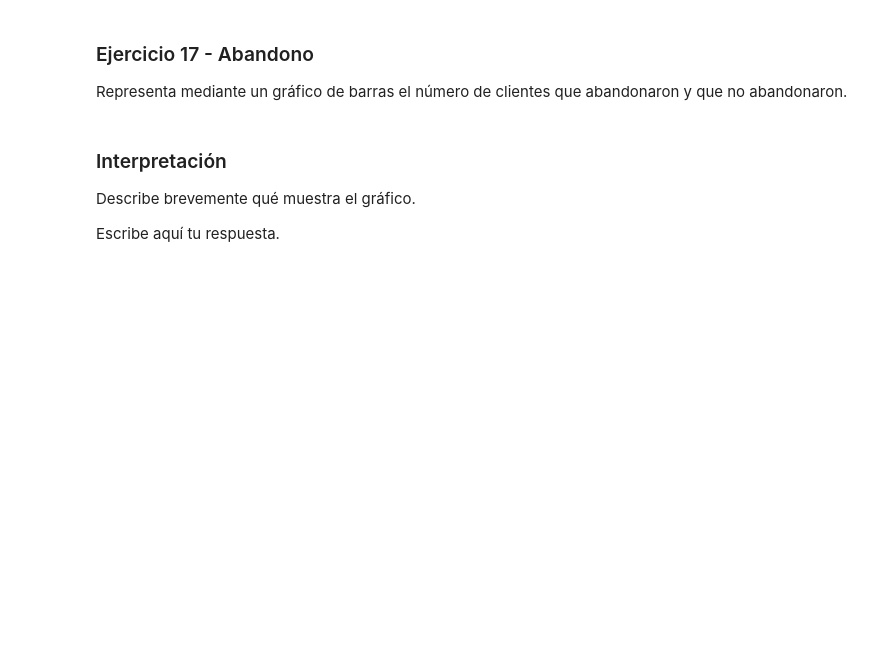
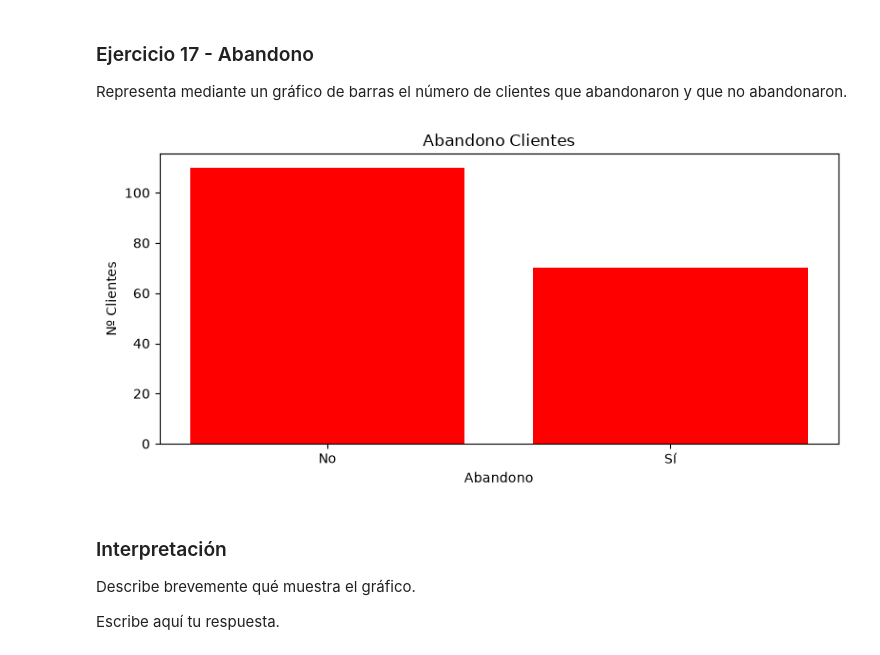
Before and after one commit to juanfeemv/jupyternotebooks, a Jupyter notebook: Practica_03_Mena_JuanFelipe.ipynb, the cells around one changed output. Drawn from its saved outputs; the diff is of its cells as text; code cells hidden in the pictures; blank space fills up the shorter version.

```diff
--- a/Practica_03_Mena_JuanFelipe.ipynb
+++ b/Practica_03_Mena_JuanFelipe.ipynb
@@ -457,6 +562,16 @@ Escribe aquí tu respuesta.
 Representa mediante un gráfico de barras el número de clientes que abandonaron y que no abandonaron.
 # %%
 # TODO: crea el gráfico de barras
+n_abandonos = df["abandono"].value_counts()
+plt.figure(figsize= (8, 4))
+plt.bar(n_abandonos.index, n_abandonos.values, color = "red")
+plt.xlabel("Abandono")
+plt.ylabel("Nº Clientes")
+plt.title("Abandono Clientes")
+plt.tight_layout()
+plt.show()
+# %% [output]
+[figure, added]
 # %% [markdown]
 ### Interpretación
 
```
Also changed, not shown: parts of 13 cells of this notebook.
